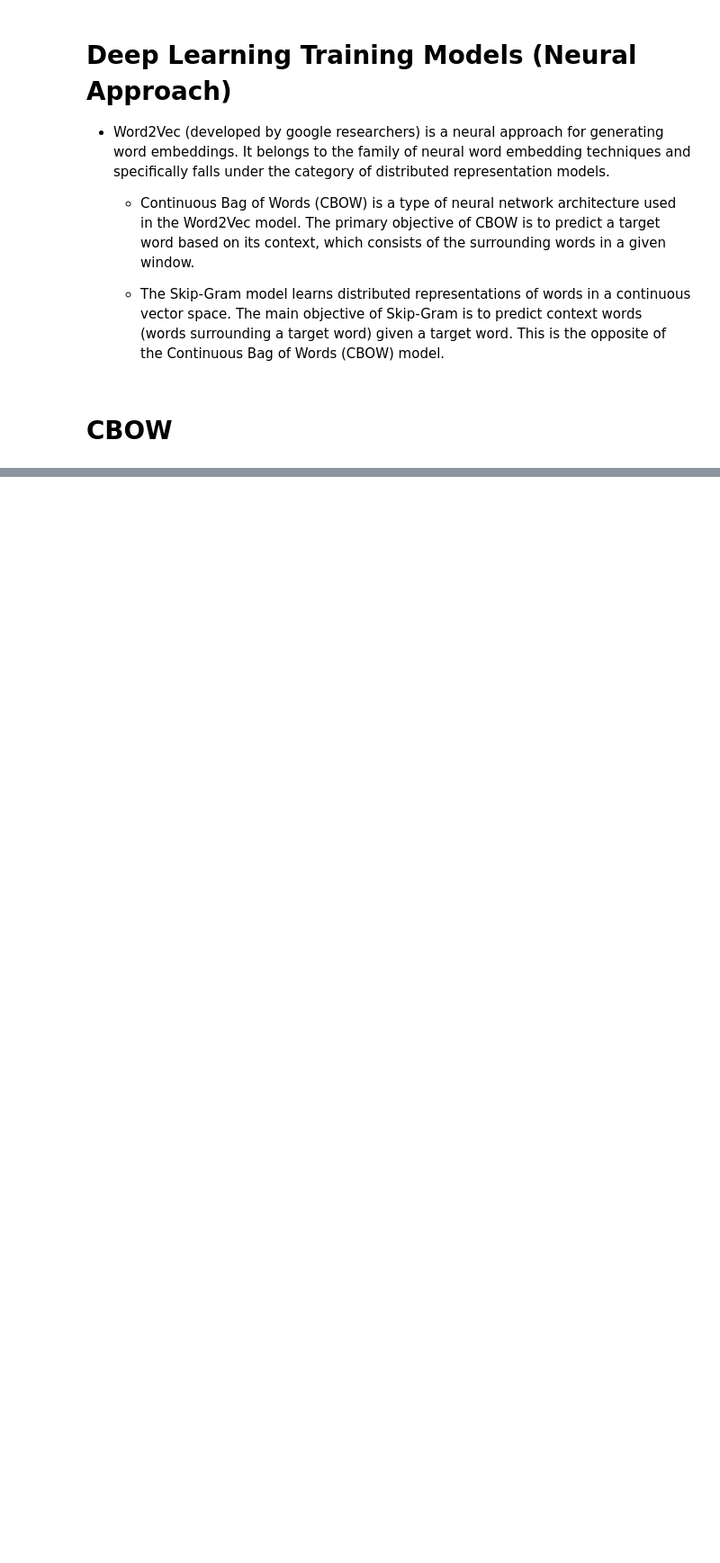
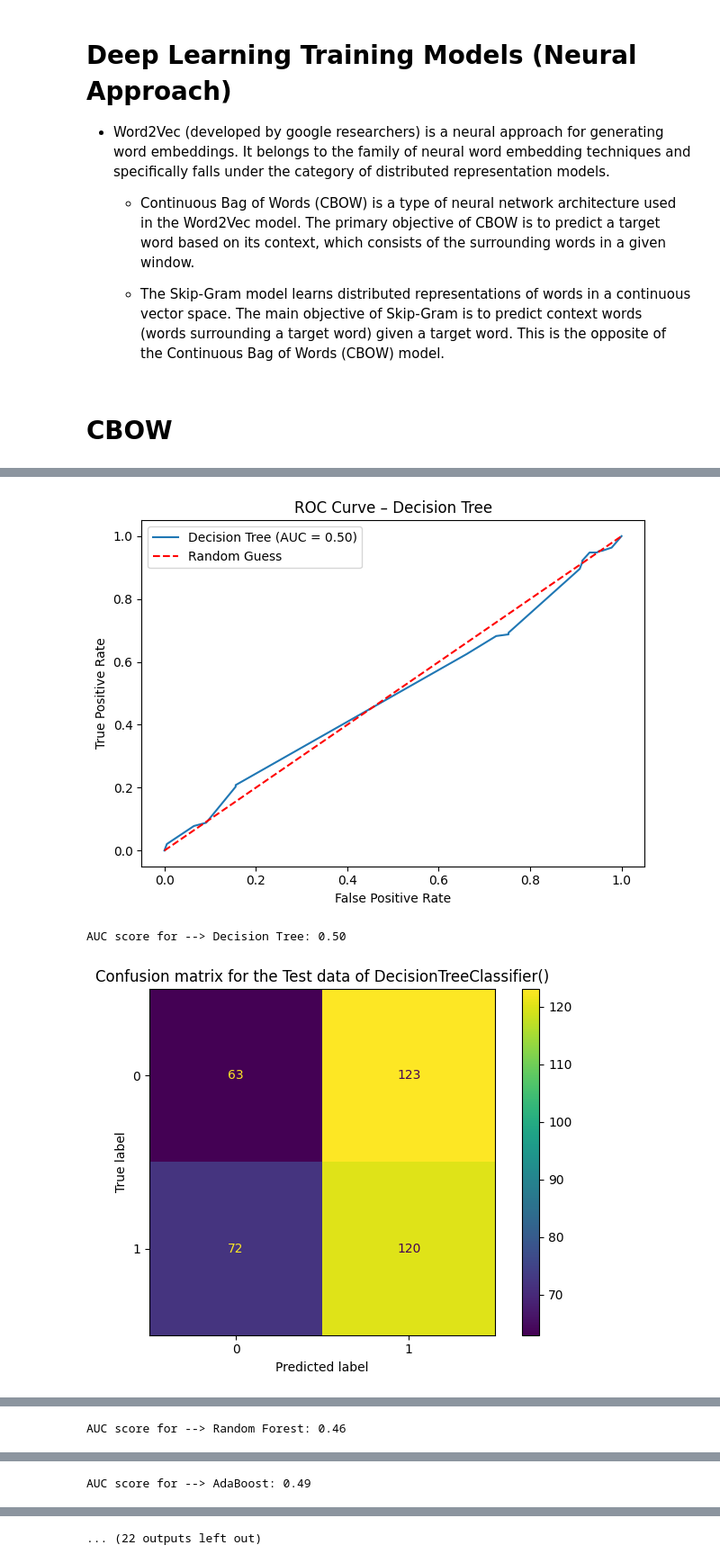
Before and after one commit to CharalamposZisis/Daily-News-for-Stock-Market-Prediction, a Jupyter notebook: main.ipynb, the cells around one changed output, grey strips where cells are left out. Shown at 90% size. Saved outputs shown, nothing was run; the diff lists cells and outputs as text; code cells hidden in the pictures; blank space fills up the shorter version.

```diff
--- a/main.ipynb
+++ b/main.ipynb
@@ -829,0 +1038,65 @@ plt.show()
+# %%
+from sklearn.model_selection import GridSearchCV
+import warnings
+from sklearn.metrics import accuracy_score, precision_score, recall_score, f1_score, classification_report, confusion_matrix,ConfusionMatrixDisplay, roc_auc_score,roc_curve,auc
+warnings.filterwarnings("ignore")
+
+# Empty dictionary to save all of the hyperparameter tuning results for each parameter.
+result = {}
+
+for model_name, model in models.items():
+    print(f"Start tuning the {model_name}.") # only for debugging purposes
+    clf = model  # get the model
+    hype = params[model_name] # get the hyperparameters for hyperparameter tuning
+
+    # grid search cv to get the best combination of hyperparameters
+    grid  = GridSearchCV(clf,
+                    hype,
+                    scoring='f1',
+                    n_jobs = -1, # To use the whole cpu and get faster results.
+                    cv=5).fit(X_train,y_train)
+
+    # update the result dict
+    result[model_name] = {
+        "best_params": grid.best_params_,
+        "best_f1": grid.best_score_,
+        "best_model": grid.best_estimator_
+    }
+
+    print(f'\nThe best cross validation score for the {model_name} is : {grid.best_score_}\n\n')
+    best_model = grid.best_estimator_
+
+    # Test set evaluation
+    y_pred = best_model.predict(X_test)
+
+    print("\nClassification Report:")
+    print(classification_report(y_test, y_pred))
+
+    # ---- ROC / AUC (only if supported) ---- (For example SVM)
+    if hasattr(best_model, "predict_proba"):
+        y_pred_prob = best_model.predict_proba(X_test)[:, 1]
+
+        fpr, tpr, _ = roc_curve(y_test, y_pred_prob)
+        roc_auc = auc(fpr, tpr)
+
+        plt.figure()
+        plt.plot(fpr, tpr, label=f'{model_name} (AUC = {roc_auc:.2f})')
+        plt.plot([0, 1], [0, 1], 'r--', label='Random Guess')
+        plt.xlabel('False Positive Rate')
+        plt.ylabel('True Positive Rate')
+        plt.title(f'ROC Curve – {model_name}')
+        plt.legend()
+        plt.tight_layout()
+        plt.show()
+
+        auc_score = roc_auc_score(y_test, y_pred_prob)
+        print(f'AUC score for --> {model_name}: {auc_score:.2f}')
+
+    # Plot Confusion matrix on ax[1]
+    cm = confusion_matrix(y_test, y_pred)
+    disp = ConfusionMatrixDisplay(confusion_matrix=cm)
+    disp.plot()
+    plt.title(f'Confusion matrix for the Test data of {model}')
+    plt.tight_layout()
+    plt.show()
+# %% [output]
@@ -829,0 +1118,3 @@ plt.show()
+[figure, added]
+AUC score for --> Decision Tree: 0.50
+[figure, added]
@@ -829,0 +1137 @@ plt.show()
+AUC score for --> Random Forest: 0.46
@@ -829,0 +1155 @@ plt.show()
+AUC score for --> AdaBoost: 0.49
@@ -829,0 +1157 @@ plt.show()
+... (22 outputs left out)
```
Also changed, not shown: parts of 62 cells of this notebook, 1 other file.
